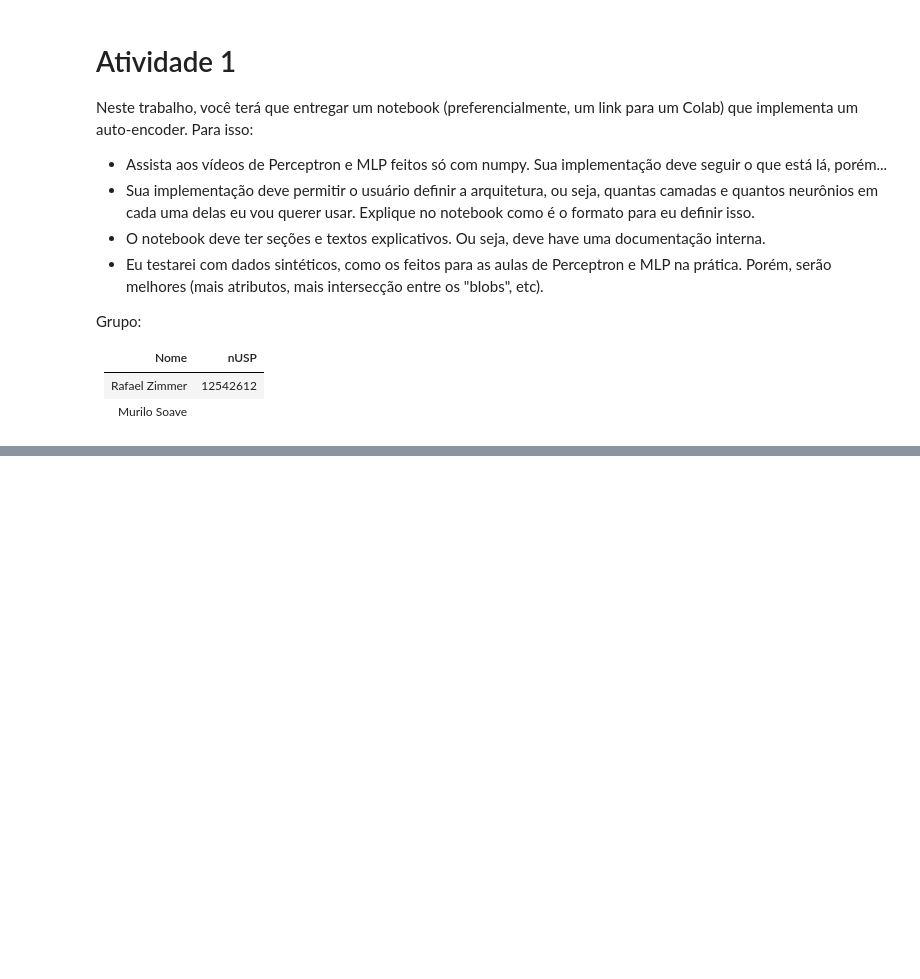
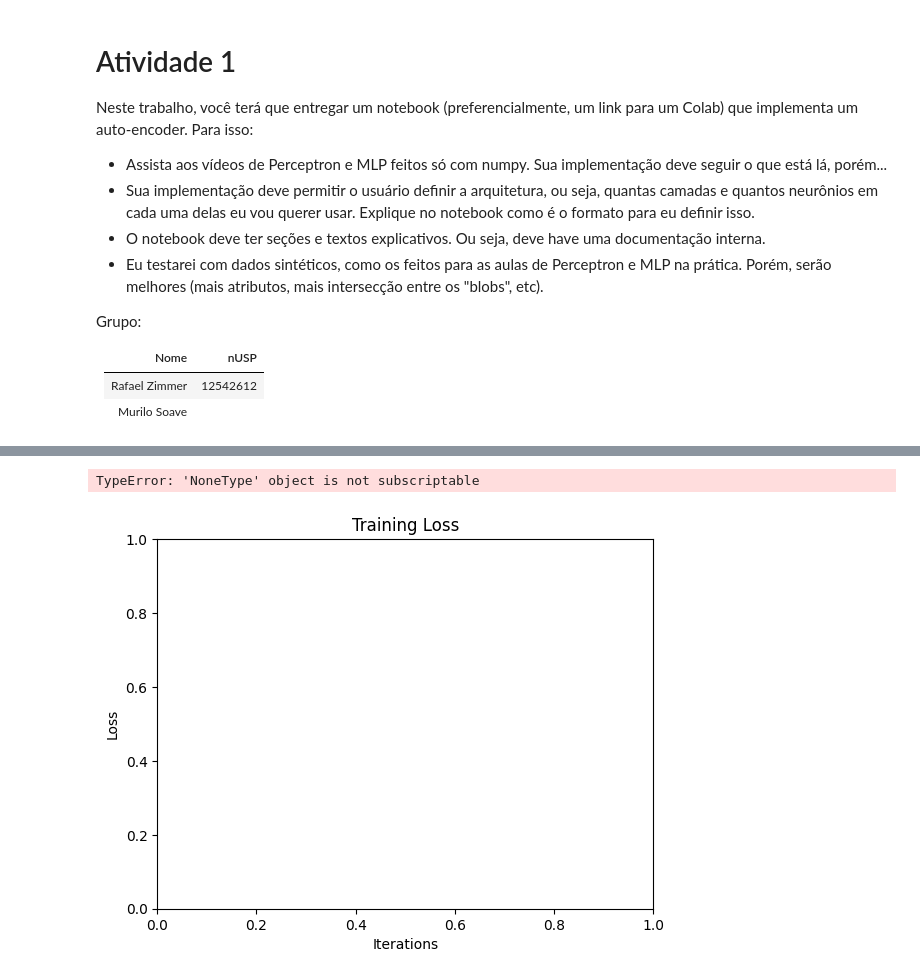
Before and after one commit to rzimmerdev/sentiment-analysis, a Jupyter notebook: atividade_1.ipynb, the cells around one changed output, grey strips where cells are left out. Drawn from its saved outputs; the diff is of its cells as text; code cells hidden in the pictures; blank space fills up the shorter version.

```diff
--- a/atividade_1.ipynb
+++ b/atividade_1.ipynb
@@ -246,0 +362,12 @@ plt.scatter(data[:, 0], data[:, 1], c=pred_labels)
+# %%
+autoencoder = Autoencoder(
+    encoder_layers=[5, 10, 4, 2],
+    decoder_layers=[2, 4, 10, 4],
+)
+
+lr = 1e-4
+
+train(dataset, autoencoder, criterion, lr=lr, epochs=500)
+# %% [output]
+TypeError: 'NoneType' object is not subscriptable
+[figure, added]
```
Also changed, not shown: parts of 28 cells of this notebook, 1 other file.
